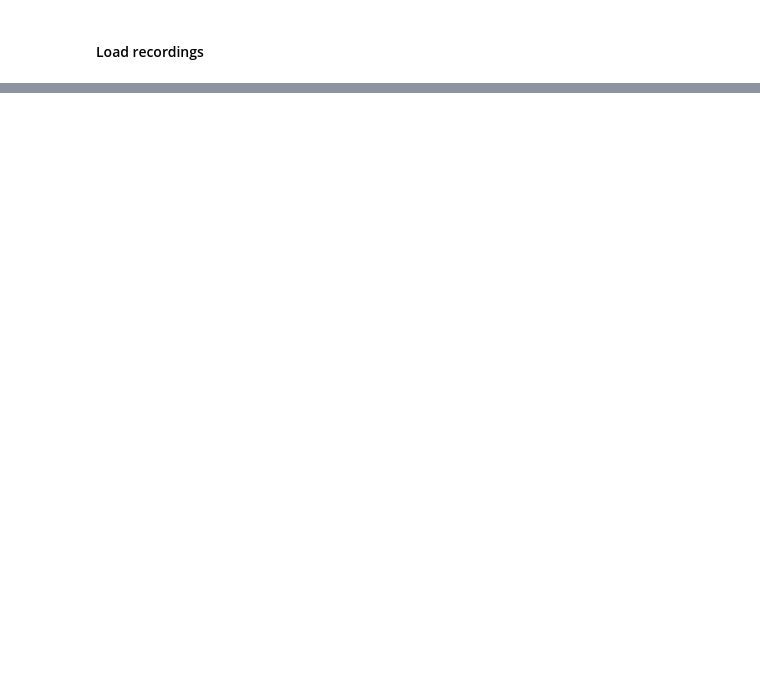
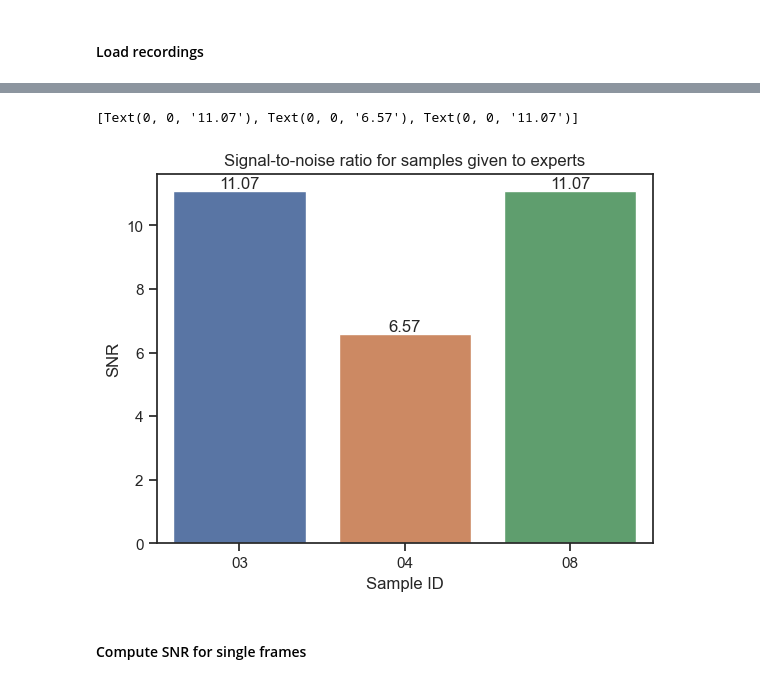
Before and after one commit to dottipr/sparks_project, a Jupyter notebook: notebooks/DATA PROCESSING compute SNR.ipynb, the cells around one changed output, grey strips where cells are left out. Cells and saved outputs as stored; diff of their text form; code cells hidden in the pictures; blank space fills up the shorter version.

Commit message:
compute SNR in more suitable ways

```diff
--- a/notebooks/DATA PROCESSING compute SNR.ipynb
+++ b/notebooks/DATA PROCESSING compute SNR.ipynb
@@ -553,0 +128,28 @@ La dimensione dei bordi è
+# %%
+# visualize snr with respect to samples given to experts for inter-rater
+# agreement
+
+# get snr for samples given to experts
+snr_experts = {
+    slice_id: snr[slice_to_movie_id[slice_id]]
+    for slice_id in slice_ids
+    if slice_to_movie_id[slice_id] in sample_ids
+}
+# %%
+# # print snr_experts as table
+# df_snr_experts = pd.DataFrame.from_dict(snr_experts, orient="index", columns=["snr"])
+# df_snr_experts = df_snr_experts.rename_axis("slice_id")
+# df_snr_experts = df_snr_experts.style.format(precision=2)
+# display(df_snr_experts)
+
+# visualize snr for samples given to experts
+ax = sns.barplot(x=list(snr_experts.keys()), y=list(snr_experts.values()))
+ax.set_title("Signal-to-noise ratio for samples given to experts")
+ax.set_xlabel("Sample ID")
+ax.set_ylabel("SNR")
+ax.bar_label(ax.containers[0], fmt="%.2f")
+# %% [output]
+[Text(0, 0, '11.07'), Text(0, 0, '6.57'), Text(0, 0, '11.07')]
+[figure, added]
+# %% [markdown]
+#### Compute SNR for single frames
```
Also changed, not shown: parts of 67 cells of this notebook, 1 other file.
